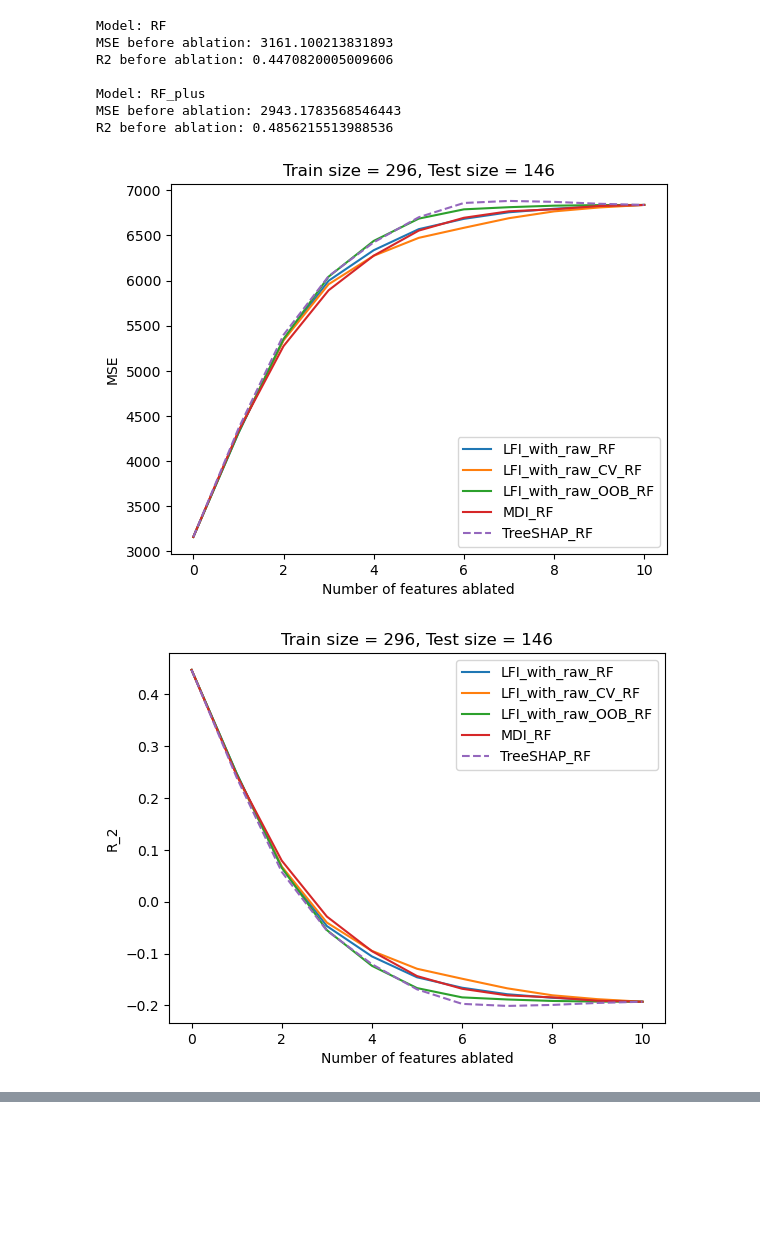
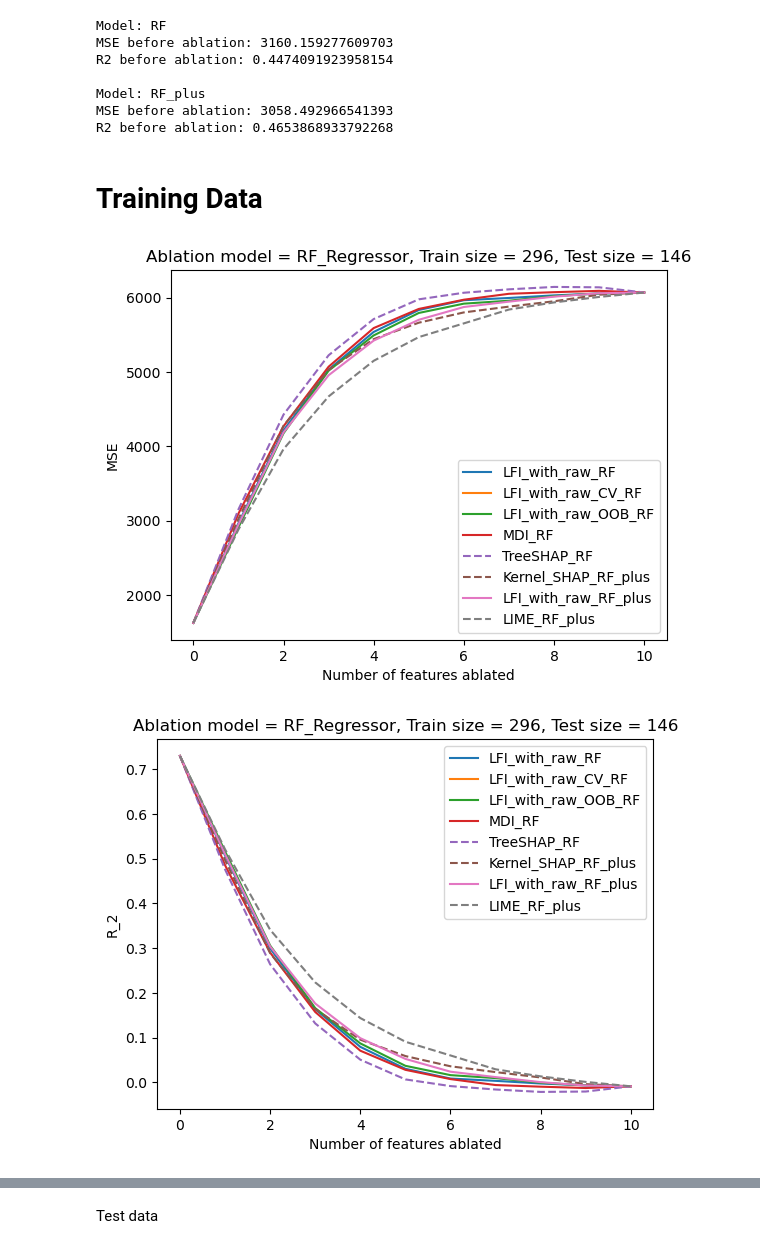
Before and after one commit to Yu-Group/imodels-experiments, a Jupyter notebook: feature_importance/real_data_ablation_visulization_version3.ipynb, the cells around one changed output, grey strips where cells are left out. Cells and saved outputs as stored; diff of their text form; code cells hidden in the pictures; blank space fills up the shorter version.

Commit message:
Add new ablation features

```diff
--- a/feature_importance/real_data_ablation_visulization_version3.ipynb
+++ b/feature_importance/real_data_ablation_visulization_version3.ipynb
@@ -7,7 +7,7 @@ pd.set_option('display.max_columns', None)
 # %%
 # directory = './results/mdi_local.real_data_regression/diabetes_regression_parallel/varying_sample_row_n/'
 # directory = './results/mdi_local.real_data_classification/diabetes_classification_parallel/varying_sample_row_n/'
-directory = './results/mdi_local.real_data_regression/diabetes_regression_parallel/varying_sample_row_n'
+directory = './results/mdi_local.real_data_regression/diabetes_regression/varying_sample_row_n'
 folder_names = [folder for folder in os.listdir(directory) if os.path.isdir(os.path.join(directory, folder))]
 experiments_seeds = []
 for folder_name in folder_names:
@@ -73,6 +72,7 @@ task = "regression" #"regression" "classification"
 ########################################################################################
 methods_rf = ["LFI_with_raw_RF", "LFI_with_raw_CV_RF", "LFI_with_raw_OOB_RF", "MDI_RF", "TreeSHAP_RF"]
 methods_rf_plus = ["Kernel_SHAP_RF_plus","LFI_with_raw_RF_plus", "LIME_RF_plus"]
+methods_all = methods_rf + methods_rf_plus
 n_testsize = combined_df[['train_size', 'test_size']].drop_duplicates()
 num_features = combined_df['num_features'].drop_duplicates()[0]
 metrics = {"regression": ["MSE", "R_2"], "classification": ["AUROC","AUPRC", "F1"]}
@@ -94,32 +94,37 @@ elif task == "regression":
         print()
 # %% [output]
 Model: RF
-MSE before ablation: 3161.100213831893
-R2 before ablation: 0.4470820005009606
+MSE before ablation: 3160.159277609703
+R2 before ablation: 0.4474091923958154
 
 Model: RF_plus
-MSE before ablation: 2943.1783568546443
-R2 before ablation: 0.4856215513988536
+MSE before ablation: 3058.492966541393
+R2 before ablation: 0.4653868933792268
+# %%
+ablation_models = {"regression": ["RF_Regressor", "Linear", "XGB_Regressor", "RF_Plus_Regressor"], "classification": ["RF_Classifier","Logistic", "SVM", "XGBoost_Classifier", "RF_Plus_Classifier"]}
+# %% [markdown]
+# Training Data
 # %%
-for metric in metrics[task]:
-    results = {}
-    for m in methods_rf:
-        results[m] = []
-    for m in methods_rf:
-        results[m].append(combined_df[combined_df['fi'] == m][metric+f"_before_ablation"].mean())
-        for i in range(num_features):
-            results[m].append(combined_df[combined_df['fi'] == m][metric+f"_after_ablation_{i+1}"].mean())
-    fig, ax = plt.subplots()
-    for m in methods_rf:
-        if m in ["TreeSHAP_RF"]:#, "LIME_RF_plus"]:
-            ax.plot(range(num_features+1), results[m], label=m, linestyle='dashed')
-        else:
-            ax.plot(range(num_features+1), results[m], label=m)
-    ax.set(xlabel='Number of features ablated', ylabel=metric,
-            title=f'Train size = {n_testsize["train_size"].values[0]}, Test size = {n_testsize["test_size"].values[0]}')
-    ax.legend()
-    # plt.savefig(f"ablation_fico.png")
-    plt.show()
+for a_model in ablation_models[task]:
+    for metric in metrics[task]:
+        results = {}
+        for m in methods_all:
+            results[m] = []
+        for m in methods_all:
+            results[m].append(combined_df[combined_df['fi'] == m][a_model+"_train_"+metric+f"_before_ablation"].mean())
+            for i in range(num_features):
+                results[m].append(combined_df[combined_df['fi'] == m][a_model+"_train_"+metric+f"_after_ablation_{i+1}"].mean())
+        fig, ax = plt.subplots()
+        for m in methods_all:
+            if m in ["TreeSHAP_RF","Kernel_SHAP_RF_plus", "LIME_RF_plus"]:
+                ax.plot(range(num_features+1), results[m], label=m, linestyle='dashed')
+            else:
+                ax.plot(range(num_features+1), results[m], label=m)
+        ax.set(xlabel='Number of features ablated', ylabel=metric,
+                title=f'Ablation model = {a_model}, Train size = {n_testsize["train_size"].values[0]}, Test size = {n_testsize["test_size"].values[0]}')
+        ax.legend()
+        # plt.savefig(f"ablation_fico.png")
+        plt.show()
 # %% [output]
-[figure, old version]
+[figure, new version]
-[figure, old version]
+[figure, new version]
@@ -126 +137,3 @@ for metric in metrics[task]:
+# %% [markdown]
+Test data
 # %%
```
Also changed, not shown: parts of 6 cells of this notebook, 4 other files.
